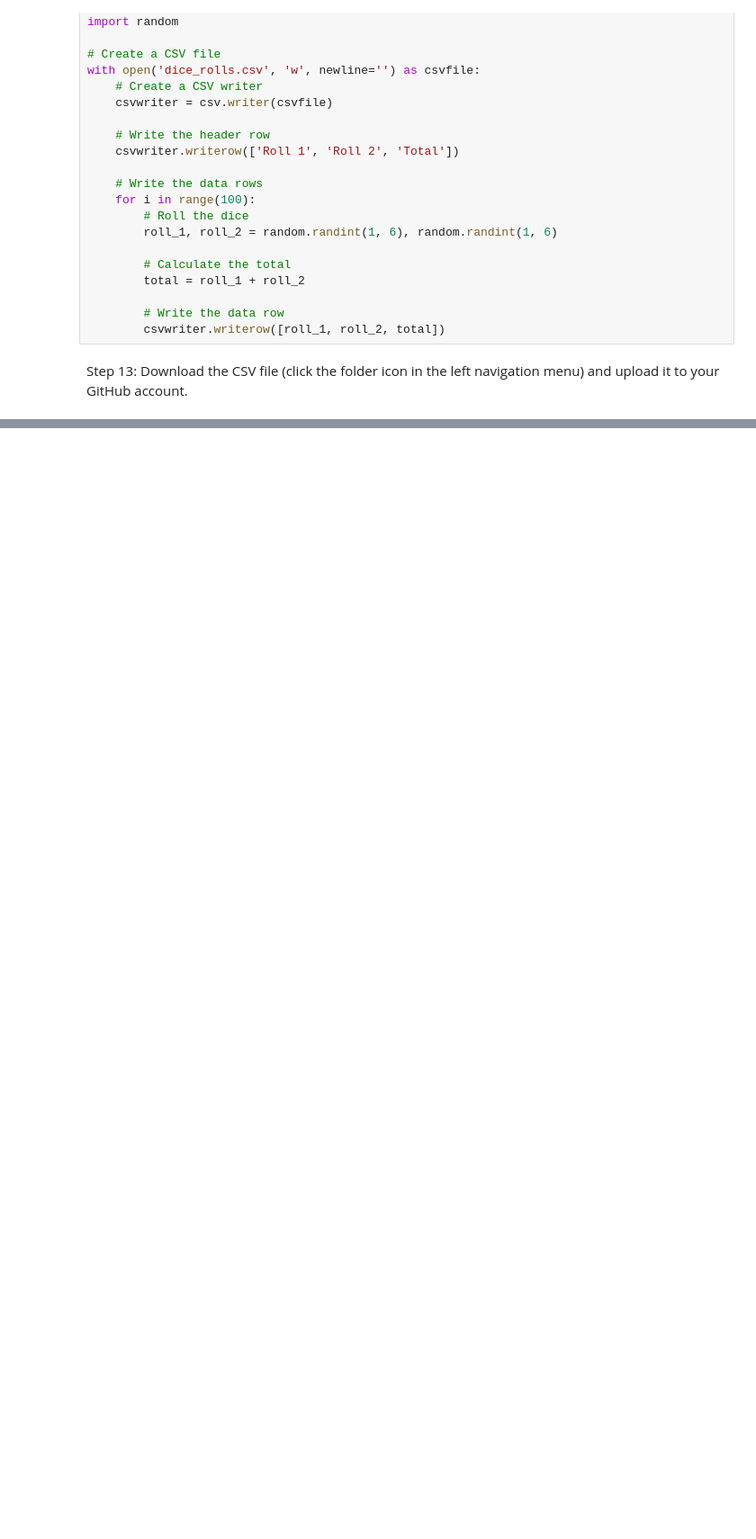
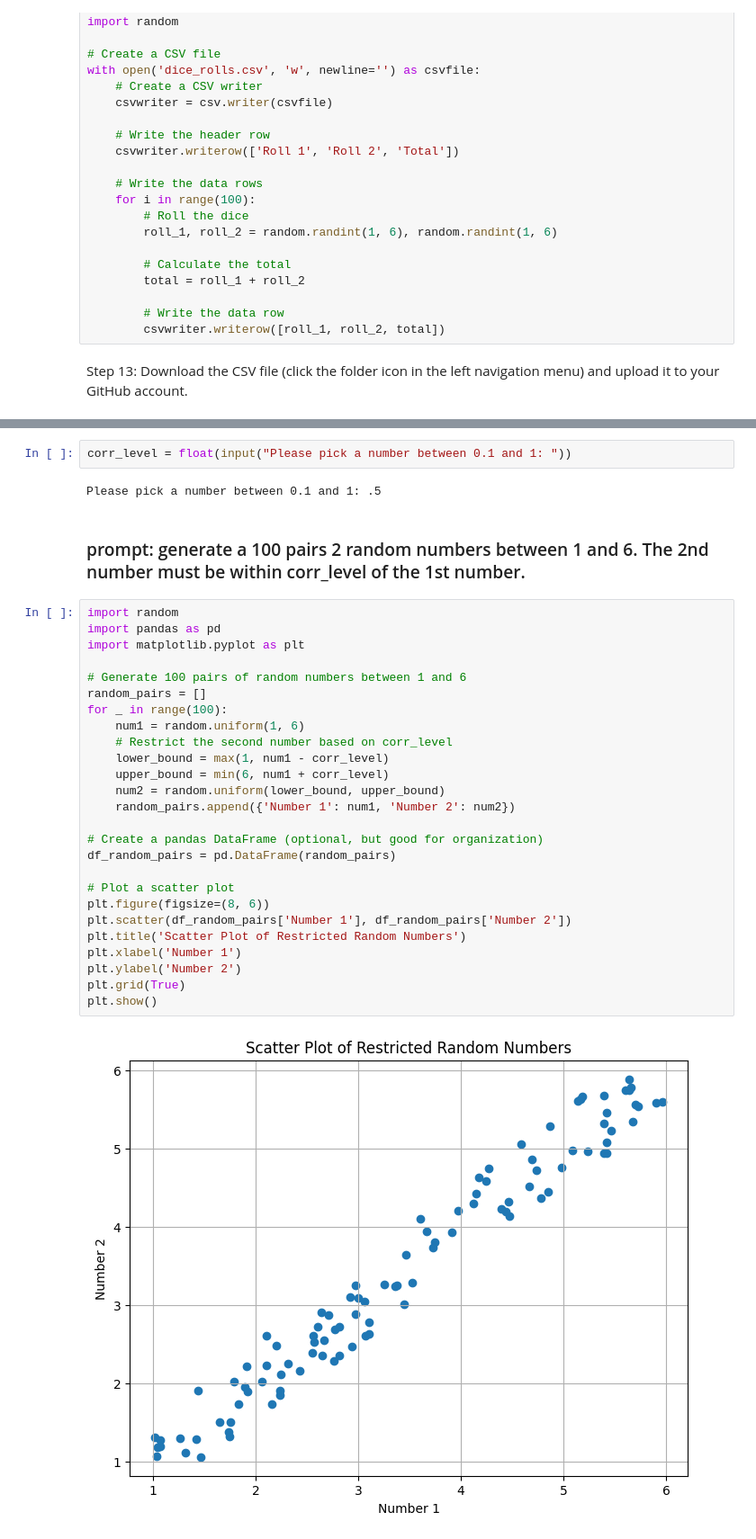
Before and after one commit to hqu/DPI-852M, a Jupyter notebook: In_Class_programming_exercise_1_roll_2_dice.ipynb, the cells around one changed output, grey strips where cells are left out. Shown at 90% size. Saved outputs shown, nothing was run; the diff lists cells and outputs as text; blank space fills up the shorter version.

```diff
--- a/In_Class_programming_exercise_1_roll_2_dice.ipynb
+++ b/In_Class_programming_exercise_1_roll_2_dice.ipynb
@@ -85,0 +332,34 @@ Create a Function called roll_x_times().  Ask the user to [input](https://www.w3
+# %%
+corr_level = float(input("Please pick a number between 0.1 and 1: "))
+# %% [output]
+Please pick a number between 0.1 and 1: .5
+# %% [markdown]
+### prompt: generate a 100 pairs 2 random numbers between 1 and 6. The 2nd number must be within corr_level of the 1st number.
+# %%
+import random
+import pandas as pd
+import matplotlib.pyplot as plt
+
+# Generate 100 pairs of random numbers between 1 and 6
+random_pairs = []
+for _ in range(100):
+    num1 = random.uniform(1, 6)
+    # Restrict the second number based on corr_level
+    lower_bound = max(1, num1 - corr_level)
+    upper_bound = min(6, num1 + corr_level)
+    num2 = random.uniform(lower_bound, upper_bound)
+    random_pairs.append({'Number 1': num1, 'Number 2': num2})
+
+# Create a pandas DataFrame (optional, but good for organization)
+df_random_pairs = pd.DataFrame(random_pairs)
+
+# Plot a scatter plot
+plt.figure(figsize=(8, 6))
+plt.scatter(df_random_pairs['Number 1'], df_random_pairs['Number 2'])
+plt.title('Scatter Plot of Restricted Random Numbers')
+plt.xlabel('Number 1')
+plt.ylabel('Number 2')
+plt.grid(True)
+plt.show()
+# %% [output]
+[figure, added]
```
Also changed, not shown: parts of 45 cells of this notebook.
